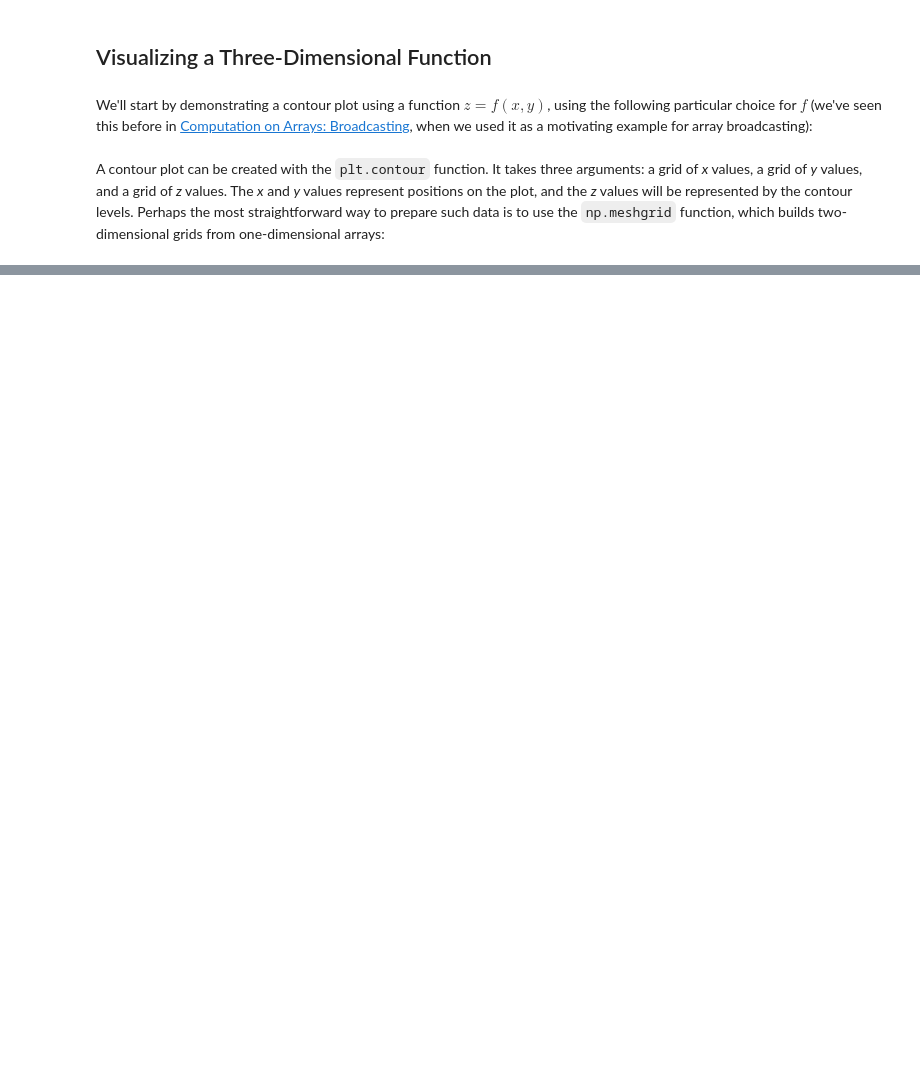
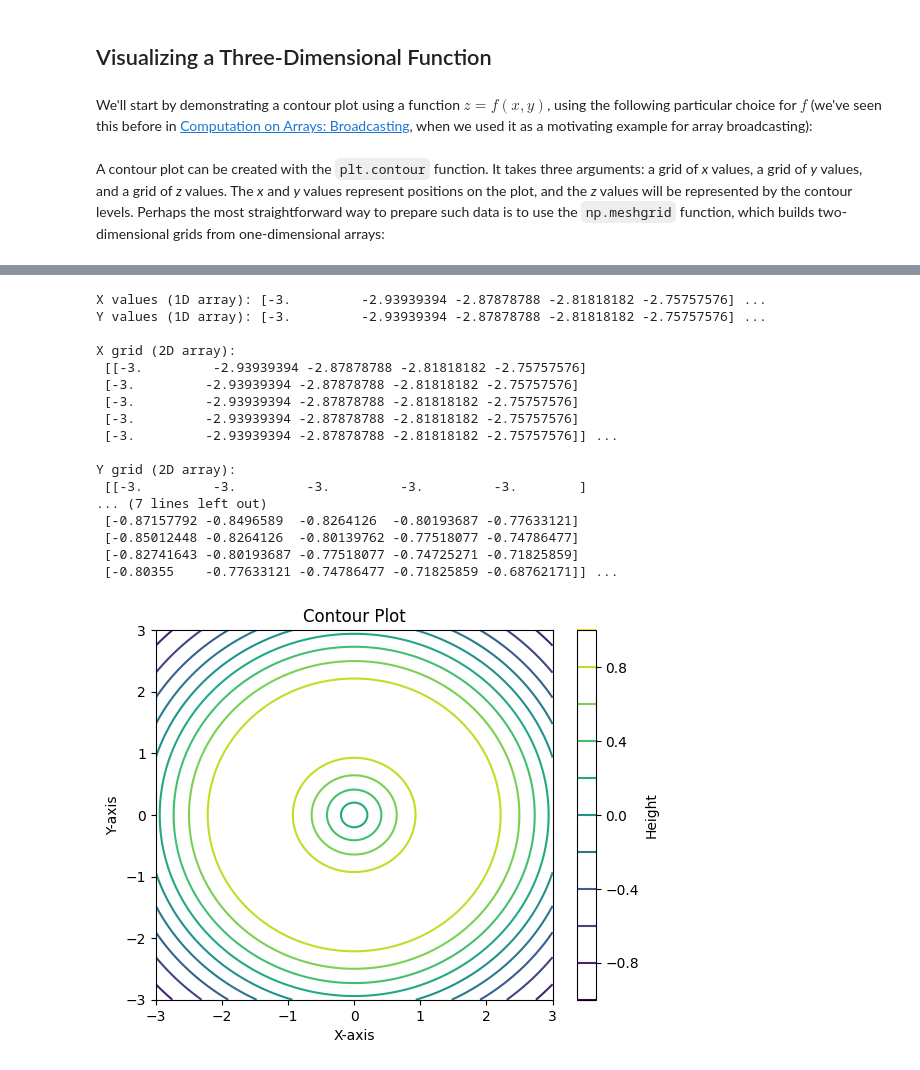
Before and after one commit to ashokonmi3/Python-Learning, a Jupyter notebook: Data Science/04.04-Density-and-Contour-Plots.ipynb, the cells around one changed output, grey strips where cells are left out. Saved outputs shown, nothing was run; the diff lists cells and outputs as text; code cells hidden in the pictures; blank space fills up the shorter version.

```diff
--- a/Data Science/04.04-Density-and-Contour-Plots.ipynb
+++ b/Data Science/04.04-Density-and-Contour-Plots.ipynb
@@ -170,0 +72,63 @@ plt.show()
+# %%
+import numpy as np
+import matplotlib.pyplot as plt
+
+# Step 1: Create a grid of x and y values
+# x and y are 100 equally spaced values between -3 and 3
+x = np.linspace(-3, 3, 100)
+y = np.linspace(-3, 3, 100)
+
+# Print the x and y arrays to understand the grid values
+print("X values (1D array):", x[:5], "...")  # Print first 5 x values
+print("Y values (1D array):", y[:5], "...")  # Print first 5 y values
+
+# Step 2: Create a 2D grid from x and y values
+# Meshgrid creates 2D arrays for all combinations of x and y
+X, Y = np.meshgrid(x, y)
+
+# Print the first few rows of the grid to understand how it looks
+# Print top-left 5x5 of X grid
+print("\nX grid (2D array):\n", X[:5, :5], "...\n")
+# Print top-left 5x5 of Y grid
+print("Y grid (2D array):\n", Y[:5, :5], "...\n")
+
+# Step 3: Define a function based on the grid values
+# This function creates a "hill" shape using sine of the distance from the origin
+Z = np.sin(np.sqrt(X**2 + Y**2))
+
+# Print the first few values of Z to understand the height values
+print("Z values (Height):\n", Z[:5, :5], "...")  # Print top-left 5x5 of Z grid
+
+# Step 4: Create a contour plot
+# Contour lines represent regions with the same height in the Z grid
+plt.contour(X, Y, Z, levels=10, cmap='viridis')  # Contour lines with 10 levels
+
+# Step 5: Add a color bar to visualize the height values
+plt.colorbar(label='Height')  # The color bar shows how colors map to Z values
+
+# Step 6: Add labels and title for clarity
+plt.title("Contour Plot")  # Title of the plot
+plt.xlabel("X-axis")  # Label for the horizontal axis
+plt.ylabel("Y-axis")  # Label for the vertical axis
+
+# Step 7: Show the plot
+plt.show()
+# %% [output]
+X values (1D array): [-3.         -2.93939394 -2.87878788 -2.81818182 -2.75757576] ...
+Y values (1D array): [-3.         -2.93939394 -2.87878788 -2.81818182 -2.75757576] ...
+
+X grid (2D array):
+ [[-3.         -2.93939394 -2.87878788 -2.81818182 -2.75757576]
+ [-3.         -2.93939394 -2.87878788 -2.81818182 -2.75757576]
+ [-3.         -2.93939394 -2.87878788 -2.81818182 -2.75757576]
+ [-3.         -2.93939394 -2.87878788 -2.81818182 -2.75757576]
+ [-3.         -2.93939394 -2.87878788 -2.81818182 -2.75757576]] ...
+
+Y grid (2D array):
+ [[-3.         -3.         -3.         -3.         -3.        ]
+... (7 lines left out)
+ [-0.87157792 -0.8496589  -0.8264126  -0.80193687 -0.77633121]
+ [-0.85012448 -0.8264126  -0.80139762 -0.77518077 -0.74786477]
+ [-0.82741643 -0.80193687 -0.77518077 -0.74725271 -0.71825859]
+ [-0.80355    -0.77633121 -0.74786477 -0.71825859 -0.68762171]] ...
+[figure, added]
```
Also changed, not shown: parts of 21 cells of this notebook, 42 other files.
